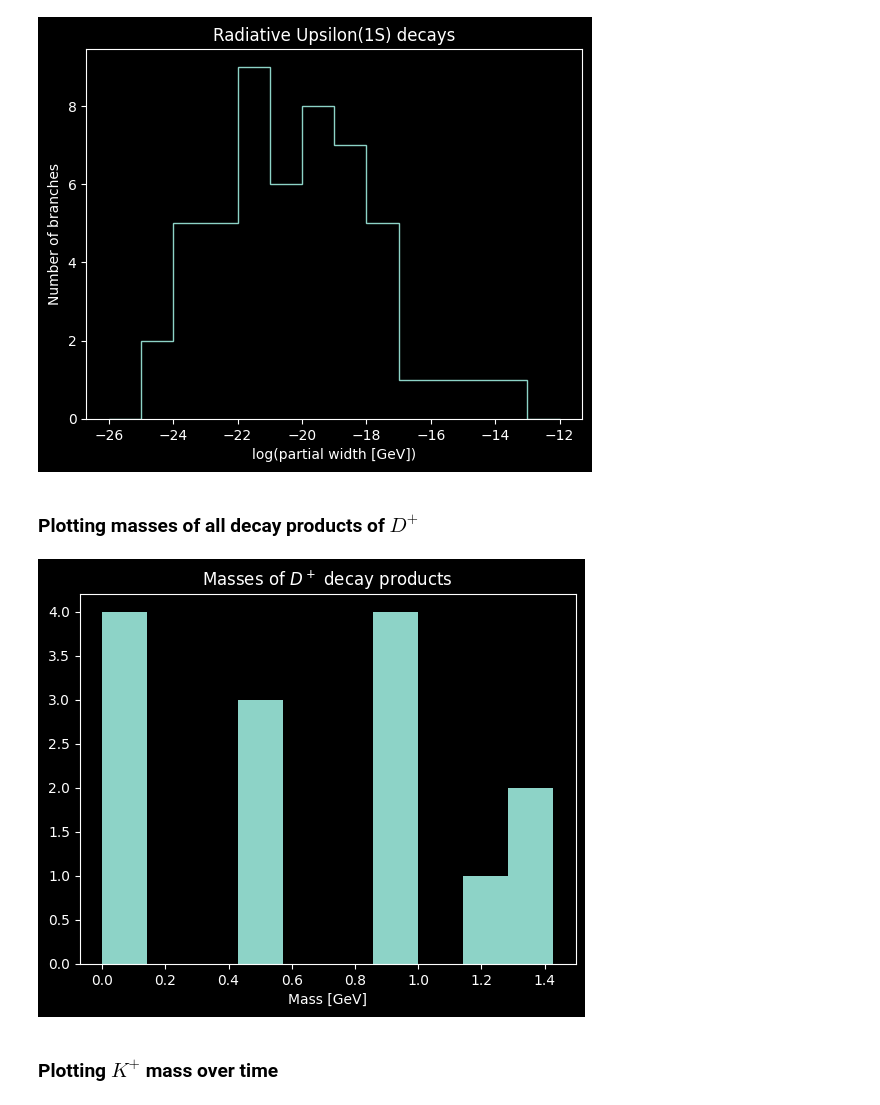
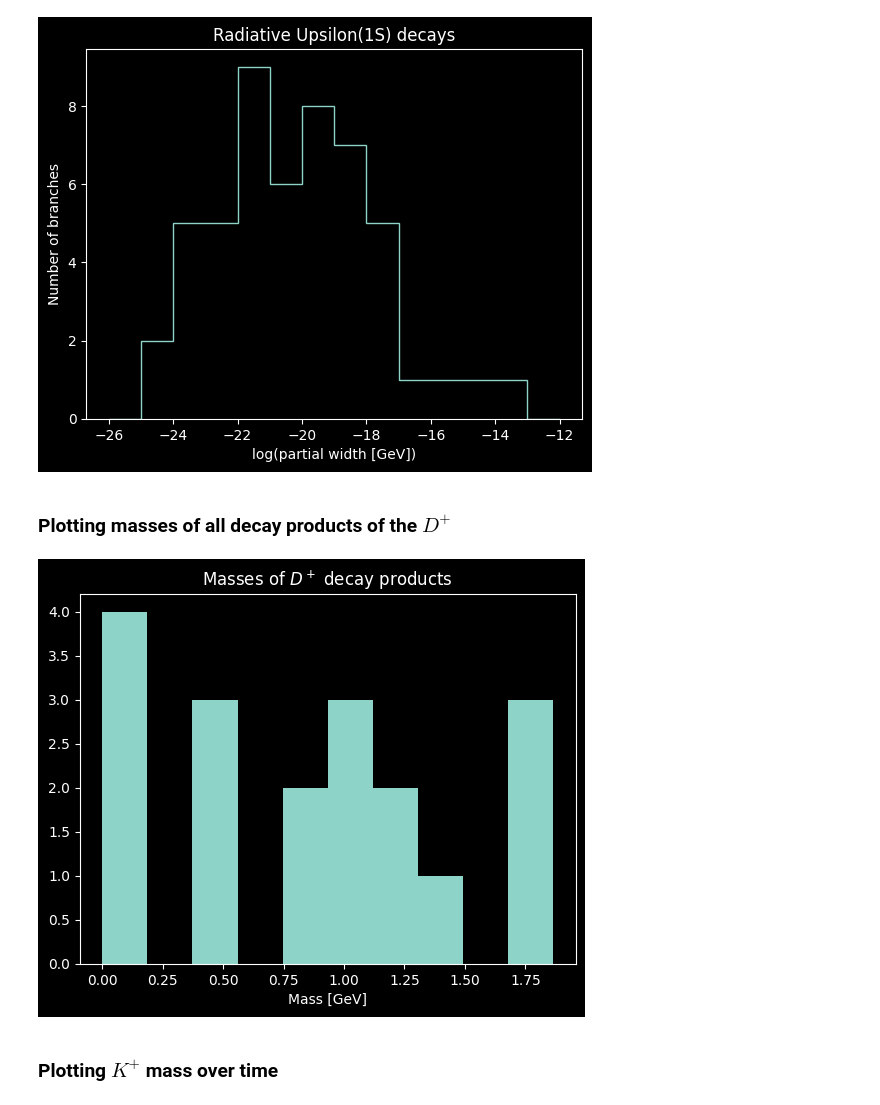
Before and after one commit to mjkramer/pyhep_tutorial, a Jupyter notebook: pyhep_tutorial.ipynb, the cells around one changed output. Saved outputs shown, nothing was run; the diff lists cells and outputs as text; code cells hidden in the pictures.

```diff
--- a/pyhep_tutorial.ipynb
+++ b/pyhep_tutorial.ipynb
@@ -327,23 +328,24 @@ plt.title('Radiative Upsilon(1S) decays');
 # %% [output]
 [figure]
 # %% [markdown]
-### Plotting masses of all decay products of $D^+$
+### Plotting masses of all decay products of the $D^+$
 # %%
 all_masses = set()
-# p = api.get_particle_by_name('Upsilon(1S)')
-p = api.get_particle_by_name('D0')
+p = api.get_particle_by_name('D+')
 for decay in p.exclusive_branching_fractions():
-    for p in decay.decay_products:
-        if not p.item.has_particle:
+    for prod in decay.decay_products:
+        if not prod.item.has_particle:
             continue
-        if p.item.particle.has_mass_entry:
-            if p.item.particle.mass is not None:
-                all_masses.add(p.item.particle.mass)
+        if prod.item.particle.has_mass_entry:
+            # Since a mass entry could be a limit, rather than a measurement,
+            # we must perform a check:
+            if prod.item.particle.mass is not None:
+                all_masses.add(prod.item.particle.mass)
 plt.hist(all_masses);
 plt.xlabel('Mass [GeV]')
 plt.title('Masses of $D^+$ decay products');
 # %% [output]
-[figure, old version]
+[figure, new version]
 # %% [markdown]
 ### Plotting $K^+$ mass over time
 # %% [markdown]
```
Also changed, not shown: parts of 4 cells of this notebook.
